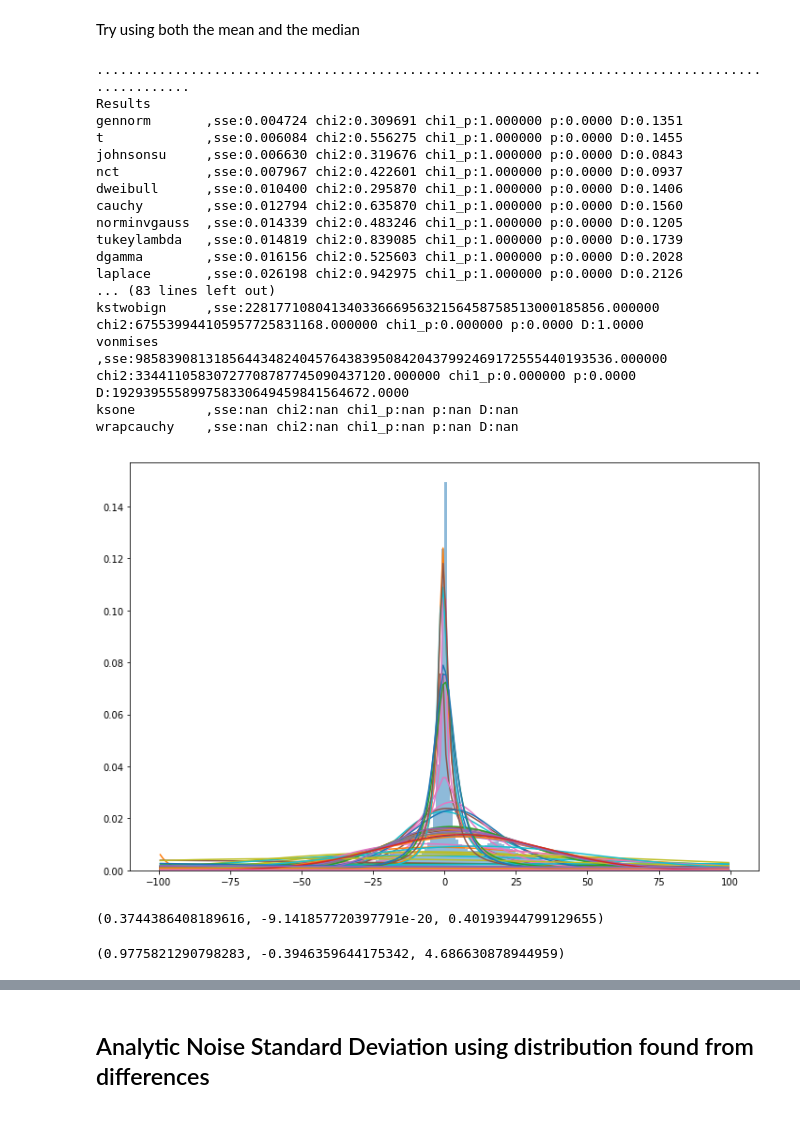
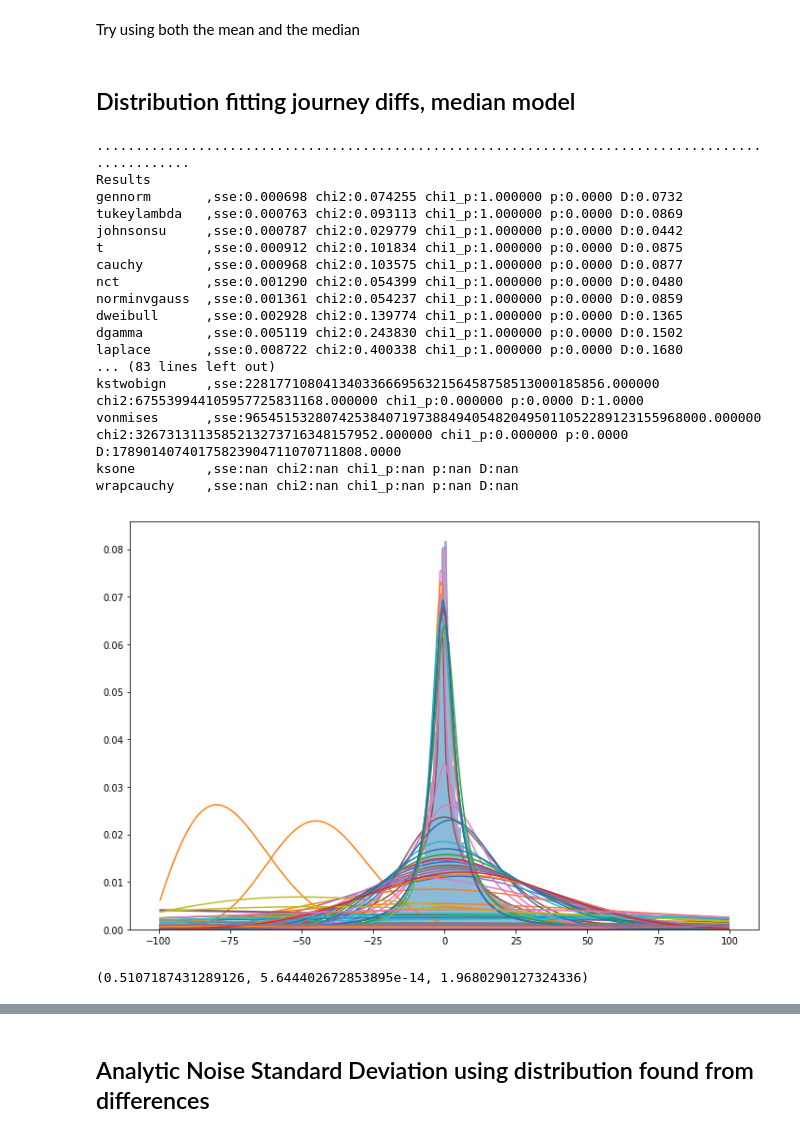
Before and after one commit to gingertom/buses, a Jupyter notebook: Data Exploration/Analytic determination of noise.ipynb, the cells around one changed output, grey strips where cells are left out. Cells and saved outputs as stored; diff of their text form; code cells hidden in the pictures.

Commit message:
Tidied up and a bit more systematic approach to noise.

```diff
--- a/Data Exploration/Analytic determination of noise.ipynb
+++ b/Data Exploration/Analytic determination of noise.ipynb
@@ -190,8 +225,10 @@ se = se.merge(
 # %%
-se['diff_segment_and_mediun_by_segment_code_and_hour_and_daytype'] = se['segment_duration'] - se['median_durations_by_segment_code_and_hour_and_daytype']
+se['diff_segment_and_median_by_segment_code_and_hour_and_daytype'] = se['segment_duration'] - se['median_durations_by_segment_code_and_hour_and_daytype']
+se['diff_segment_and_mean_by_segment_code_and_hour_and_daytype'] = se['segment_duration'] - se['mean_durations_by_segment_code_and_hour_and_daytype']
 # %%
 se['diff_prev_dwell_and_median_by_segment_code_and_hour_and_daytype'] = se['dwell_duration_prev'] - se['median_prev_dwell_by_segment_code_and_hour_and_daytype']
-se['diff_prev_dwell_and_median_durations_by_prev_stop_code_and_public_name_and_hour_and_daytype'] = se['dwell_duration_prev'] - se['median_durations_by_prev_stop_code_and_public_name_and_hour_and_daytype']
+se['diff_prev_dwell_and_mean_by_segment_code_and_hour_and_daytype'] = se['dwell_duration_prev'] - se['mean_prev_dwell_by_segment_code_and_hour_and_daytype']
+se['diff_prev_dwell_and_dwell_predict_rules_mean'] = se['dwell_duration_prev'] - se['dwell_predict_rules_mean']
 # %%
 segment_code_and_hour_and_daytype_groups = None
 median_durations_by_segment_code_and_hour_and_daytype = None
@@ -217,6 +274,3 @@ Std prev dwell: 34.1452858927977
 plt.hist([se.loc[se['prev_timingPoint'] == 0, 'dwell_duration_prev'], se.loc[se['prev_timingPoint'] == 1, 'dwell_duration_prev']], bins=100, stacked=True, range=(0,100));
 # %% [output]
 [figure]
-# %%
-# np.count_nonzero(np.isnan(se['median_durations_by_prev_stop_code_and_public_name_and_hour_and_daytype']))
-se = se.dropna(subset=['median_durations_by_prev_stop_code_and_public_name_and_hour_and_daytype'])
@@ -398,0 +524,2 @@ just_noise = se['segment_duration'] - se['median_durations_by_segment_code_and_h
+# %%
+just_noise_median = se['diff_segment_and_median_by_segment_code_and_hour_and_daytype'].values
@@ -485,46 +623,46 @@ def best_fit_distribution(data, bins=200, ax=None):
 
 
     return (best_distribution, best_params)
+# %% [markdown]
+## Distribution fitting journey diffs, median model
 # %%
 plt.figure(figsize=(12,8))
 ax = plt.gca()
-ax.hist(se['diff_prev_dwell_and_mediun_by_segment_code_and_hour_and_daytype'], bins=200, density=True, alpha=0.5, range=(-100, 100))
+ax.hist(just_noise_median, bins=200, density=True, alpha=0.5, range=(-100, 100))
 # Save plot limits
 dataYLim = ax.get_ylim()
 
-one_percent_data = np.random.choice(se['diff_prev_dwell_and_mediun_by_segment_code_and_hour_and_daytype'], int(se.shape[0]/100), replace=False)
+one_percent_data = np.random.choice(just_noise_median, int(se.shape[0]/100), replace=False)
 
 st = stats
 best_dist, best_params = best_fit_distribution(one_percent_data, 200, ax)
 
 ax.set_ylim(dataYLim);
 
 plt.show()
 
 print(best_params)
 # %% [output]
 .................................................................................................
 Results
-gennorm       ,sse:0.004724 chi2:0.309691 chi1_p:1.000000 p:0.0000 D:0.1351
-t             ,sse:0.006084 chi2:0.556275 chi1_p:1.000000 p:0.0000 D:0.1455
-johnsonsu     ,sse:0.006630 chi2:0.319676 chi1_p:1.000000 p:0.0000 D:0.0843
-nct           ,sse:0.007967 chi2:0.422601 chi1_p:1.000000 p:0.0000 D:0.0937
-dweibull      ,sse:0.010400 chi2:0.295870 chi1_p:1.000000 p:0.0000 D:0.1406
-cauchy        ,sse:0.012794 chi2:0.635870 chi1_p:1.000000 p:0.0000 D:0.1560
-norminvgauss  ,sse:0.014339 chi2:0.483246 chi1_p:1.000000 p:0.0000 D:0.1205
-tukeylambda   ,sse:0.014819 chi2:0.839085 chi1_p:1.000000 p:0.0000 D:0.1739
-dgamma        ,sse:0.016156 chi2:0.525603 chi1_p:1.000000 p:0.0000 D:0.2028
-laplace       ,sse:0.026198 chi2:0.942975 chi1_p:1.000000 p:0.0000 D:0.2126
+gennorm       ,sse:0.000698 chi2:0.074255 chi1_p:1.000000 p:0.0000 D:0.0732
+tukeylambda   ,sse:0.000763 chi2:0.093113 chi1_p:1.000000 p:0.0000 D:0.0869
+johnsonsu     ,sse:0.000787 chi2:0.029779 chi1_p:1.000000 p:0.0000 D:0.0442
+t             ,sse:0.000912 chi2:0.101834 chi1_p:1.000000 p:0.0000 D:0.0875
+cauchy        ,sse:0.000968 chi2:0.103575 chi1_p:1.000000 p:0.0000 D:0.0877
+nct           ,sse:0.001290 chi2:0.054399 chi1_p:1.000000 p:0.0000 D:0.0480
+norminvgauss  ,sse:0.001361 chi2:0.054237 chi1_p:1.000000 p:0.0000 D:0.0859
+dweibull      ,sse:0.002928 chi2:0.139774 chi1_p:1.000000 p:0.0000 D:0.1365
+dgamma        ,sse:0.005119 chi2:0.243830 chi1_p:1.000000 p:0.0000 D:0.1502
+laplace       ,sse:0.008722 chi2:0.400338 chi1_p:1.000000 p:0.0000 D:0.1680
 ... (83 lines left out)
 kstwobign     ,sse:2281771080413403366695632156458758513000185856.000000 chi2:675539944105957725831168.000000 chi1_p:0.000000 p:0.0000 D:1.0000
-vonmises      ,sse:9858390813185644348240457643839508420437992469172555440193536.000000 chi2:33441105830727708787745090437120.000000 chi1_p:0.000000 p:0.0000 D:192939555899758330649459841564672.0000
+vonmises      ,sse:96545153280742538407197388494054820495011052289123155968000.000000 chi2:3267313113585213273716348157952.000000 chi1_p:0.000000 p:0.0000 D:17890140740175823904711070711808.0000
 ksone         ,sse:nan chi2:nan chi1_p:nan p:nan D:nan
 wrapcauchy    ,sse:nan chi2:nan chi1_p:nan p:nan D:nan
-[figure, old version]
+[figure, new version]
-(0.3744386408189616, -9.141857720397791e-20, 0.40193944799129655)
+(0.5107187431289126, 5.644402672853895e-14, 1.9680290127324336)
 # %%
-stats.cauchy.fit(just_noise)
+stats.cauchy.fit(just_noise_median)
-# %% [output]
-(0.9775821290798283, -0.3946359644175342, 4.686630878944959)
 # %%
 best_params
```
Also changed, not shown: parts of 84 cells of this notebook.
